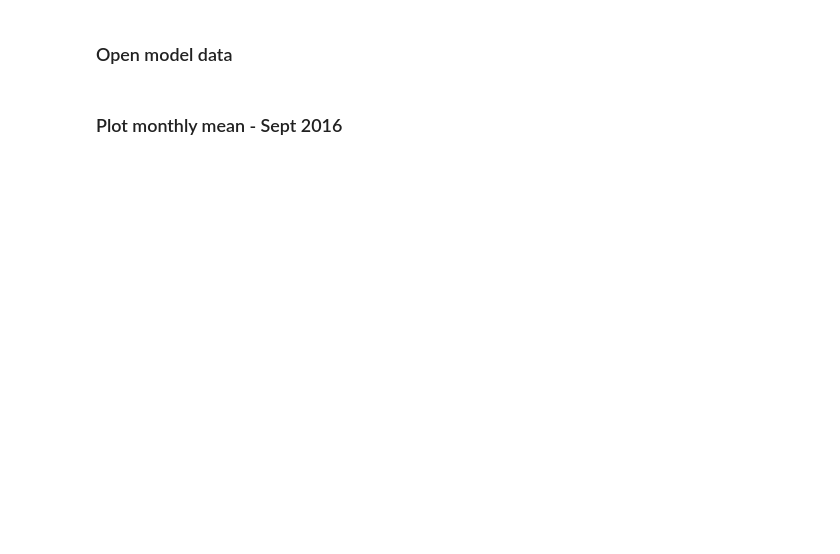
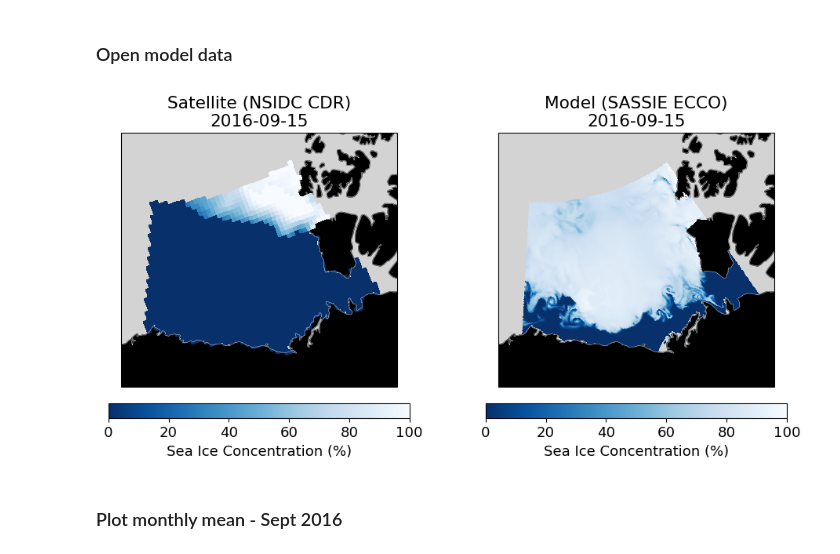
Before and after one commit to mjzahn/SASSIE_ECCO_salinity_stratification, a Jupyter notebook: notebooks/obs_model_comparison/SIC_model_and_satellite.ipynb, the cells around one changed output. Saved outputs shown, nothing was run; the diff lists cells and outputs as text; code cells hidden in the pictures; blank space fills up the shorter version.

```diff
--- a/notebooks/obs_model_comparison/SIC_model_and_satellite.ipynb
+++ b/notebooks/obs_model_comparison/SIC_model_and_satellite.ipynb
@@ -159,6 +197,80 @@ sic_beaufort_da = (sic_model_ds.SIarea*100).where(beaufort_mask).isel(i=slice(51
 # %%
 # select specific day
 sic_beaufort_da_tmp = sic_beaufort_da.sel(time='2016-09-15')
+# %%
+# --- Projection setup ---
+nsidc_proj = Proj(proj='stere', lat_0=90, lon_0=-45, lat_ts=70,
+                  a=6378273, b=6356889.449, units='m')
+transformer = Transformer.from_proj(nsidc_proj, "epsg:4326", always_xy=True)
+
+# --- Data setup ---
+sic = sat_subset_mask.cdr_seaice_conc * 100
+x = sic["x"].values
+y = sic["y"].values
+xx, yy = np.meshgrid(x, y)
+lon, lat = transformer.transform(xx, yy)
+sic = sic.assign_coords(lon=(("y", "x"), lon), lat=(("y", "x"), lat))
+
+# --- Figure setup ---
+fig, (ax1, ax2) = plt.subplots(
+    1, 2,
+    figsize=(10, 5),
+    subplot_kw={'projection': ccrs.NorthPolarStereo(central_longitude=-155)}
+)
+
+for ax in [ax1, ax2]:
+    ax.set_extent([-161, -120, 68, 80], crs=ccrs.PlateCarree())
+
+    # Set background color (ocean/ice) to gray
+    ax.set_facecolor("lightgray")
+
+    # Add black land and thin coastlines
+    land = cfeature.NaturalEarthFeature(
+        'physical', 'land', '50m',
+        edgecolor='face',
+        facecolor='black'
+    )
+    ax.add_feature(land, zorder=1)
+    ax.add_feature(cfeature.COASTLINE, linewidth=0.3, color='white')
+
+# --- Plot SIC fields ---
+pcm = ax1.pcolormesh(
+    sic.lon, sic.lat, sic.isel(time=0),
+    transform=ccrs.PlateCarree(),
+    cmap='Blues_r', vmin=0, vmax=100
+)
+
+pcm1 = ax2.pcolormesh(
+    sic_beaufort_da.isel(time=0).XC,
+    sic_beaufort_da.isel(time=0).YC,
+    sic_beaufort_da.isel(time=0),
+    transform=ccrs.PlateCarree(),
+    cmap='Blues_r', vmin=0, vmax=100
+)
+
+pcm2 = ax2.pcolormesh(
+    sic_beaufort_da_tmp.XC,
+    sic_beaufort_da_tmp.YC,
+    sic_beaufort_da_tmp.isel(time=0),
+    transform=ccrs.PlateCarree(),
+    cmap='Blues_r', vmin=0, vmax=100
+)
+
+# --- Colorbars ---
+cbar1 = plt.colorbar(pcm, ax=ax1, orientation='horizontal', shrink=0.8, pad=0.05)
+cbar1.set_label("Sea Ice Concentration (%)")
+
+cbar2 = plt.colorbar(pcm1, ax=ax2, orientation='horizontal', shrink=0.8, pad=0.05)
+cbar2.set_label("Sea Ice Concentration (%)")
+
+# --- Titles ---
+ax1.set_title(f"Satellite (NSIDC CDR)\n{sic.time.dt.strftime('%Y-%m-%d').values[0]}")
+ax2.set_title(f"Model (SASSIE ECCO)\n{sic.time.dt.strftime('%Y-%m-%d').values[0]}")
+
+plt.tight_layout()
+plt.show()
+# %% [output]
+[figure, added]
 # %% [markdown]
 ### Plot monthly mean - Sept 2016
 # %%
```
Also changed, not shown: parts of 18 cells of this notebook, 7 other files.
